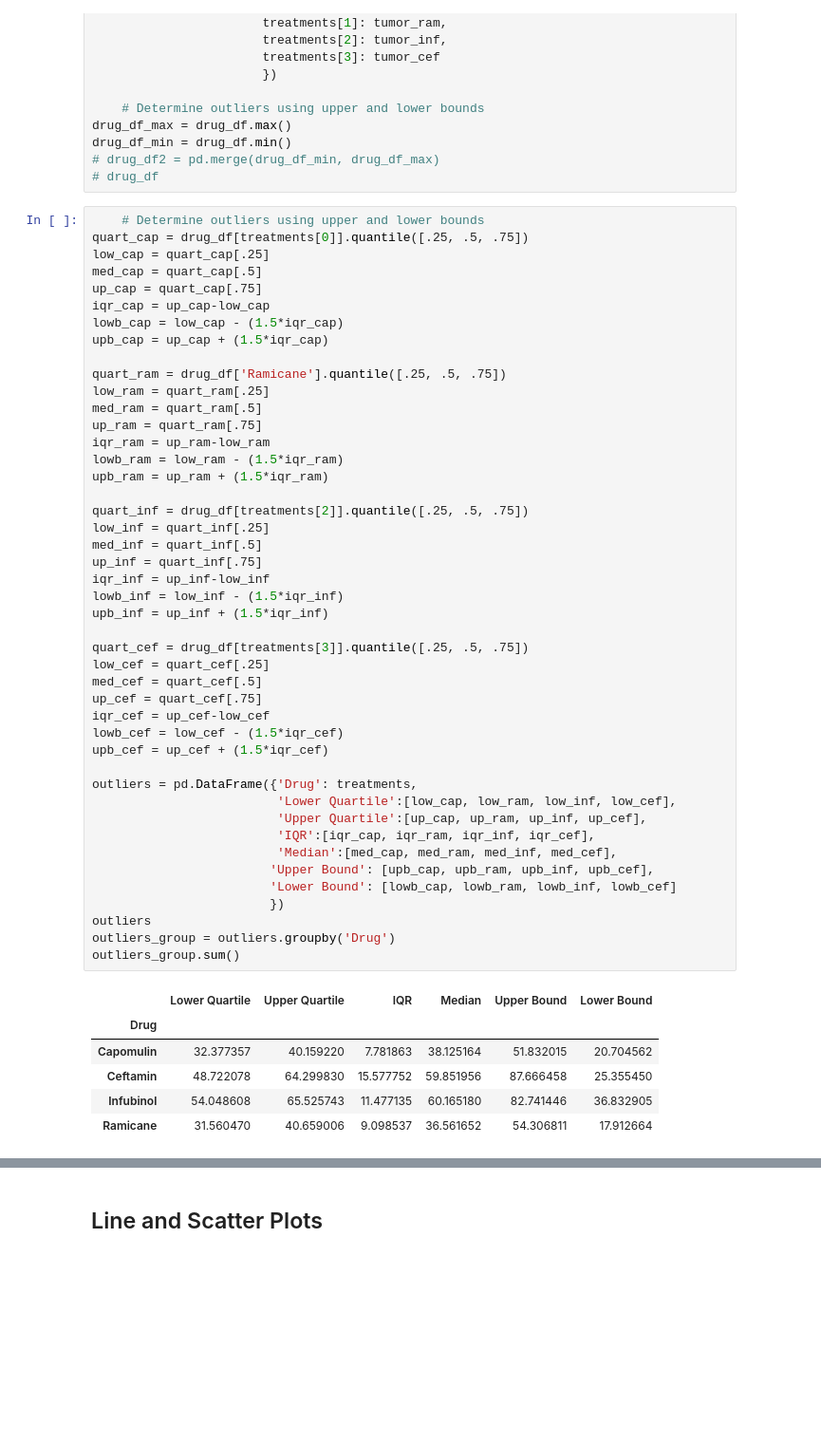
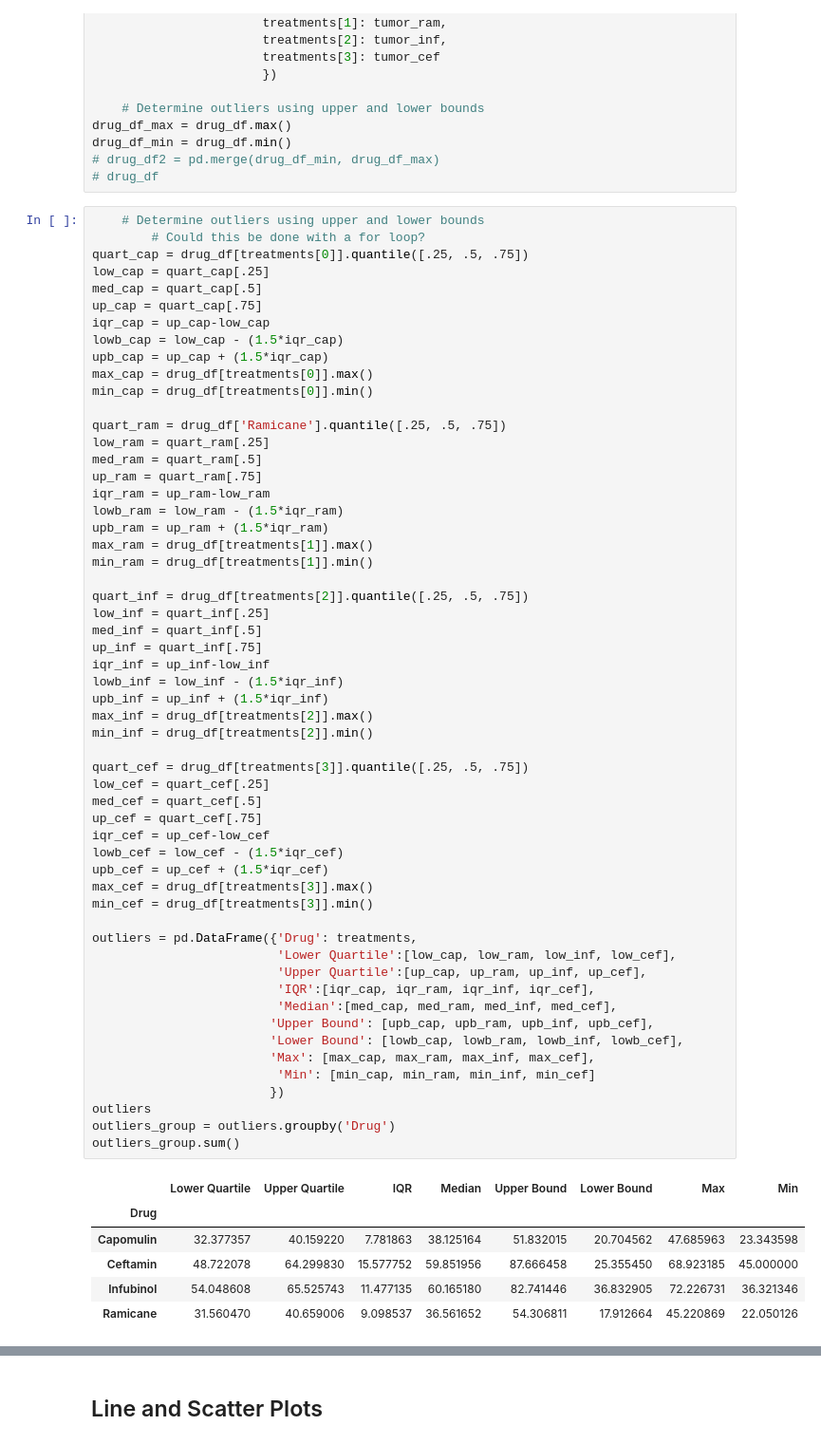
Before and after one commit to jaysueno/pymaceuticals, a Jupyter notebook: Pymaceuticals/jay_v2.ipynb, the cells around one changed output, grey strips where cells are left out. Shown at 95% size. Saved outputs shown, nothing was run; the diff lists cells and outputs as text; blank space fills up the shorter version.

```diff
--- a/Pymaceuticals/jay_v2.ipynb
+++ b/Pymaceuticals/jay_v2.ipynb
@@ -262,6 +274,7 @@ drug_df_min = drug_df.min()
 # drug_df
 # %%
     # Determine outliers using upper and lower bounds
+        # Could this be done with a for loop?
 quart_cap = drug_df[treatments[0]].quantile([.25, .5, .75])
 low_cap = quart_cap[.25]
 med_cap = quart_cap[.5]
@@ -269,6 +282,8 @@ up_cap = quart_cap[.75]
 iqr_cap = up_cap-low_cap
 lowb_cap = low_cap - (1.5*iqr_cap)
 upb_cap = up_cap + (1.5*iqr_cap)
+max_cap = drug_df[treatments[0]].max()
+min_cap = drug_df[treatments[0]].min()
 
 quart_ram = drug_df['Ramicane'].quantile([.25, .5, .75])
 low_ram = quart_ram[.25]
@@ -277,41 +292,49 @@ up_ram = quart_ram[.75]
 iqr_ram = up_ram-low_ram
 lowb_ram = low_ram - (1.5*iqr_ram)
 upb_ram = up_ram + (1.5*iqr_ram)
+max_ram = drug_df[treatments[1]].max()
+min_ram = drug_df[treatments[1]].min()
 
 quart_inf = drug_df[treatments[2]].quantile([.25, .5, .75])
 low_inf = quart_inf[.25]
 med_inf = quart_inf[.5]
 up_inf = quart_inf[.75]
 iqr_inf = up_inf-low_inf
 lowb_inf = low_inf - (1.5*iqr_inf)
 upb_inf = up_inf + (1.5*iqr_inf)
+max_inf = drug_df[treatments[2]].max()
+min_inf = drug_df[treatments[2]].min()
 
 quart_cef = drug_df[treatments[3]].quantile([.25, .5, .75])
 low_cef = quart_cef[.25]
 med_cef = quart_cef[.5]
 up_cef = quart_cef[.75]
 iqr_cef = up_cef-low_cef
 lowb_cef = low_cef - (1.5*iqr_cef)
 upb_cef = up_cef + (1.5*iqr_cef)
+max_cef = drug_df[treatments[3]].max()
+min_cef = drug_df[treatments[3]].min()
 
 outliers = pd.DataFrame({'Drug': treatments,
                          'Lower Quartile':[low_cap, low_ram, low_inf, low_cef],
                          'Upper Quartile':[up_cap, up_ram, up_inf, up_cef],
                          'IQR':[iqr_cap, iqr_ram, iqr_inf, iqr_cef],
                          'Median':[med_cap, med_ram, med_inf, med_cef],
                         'Upper Bound': [upb_cap, upb_ram, upb_inf, upb_cef],
-                        'Lower Bound': [lowb_cap, lowb_ram, lowb_inf, lowb_cef]
+                        'Lower Bound': [lowb_cap, lowb_ram, lowb_inf, lowb_cef],
+                        'Max': [max_cap, max_ram, max_inf, max_cef],
+                         'Min': [min_cap, min_ram, min_inf, min_cef]
                         })
 outliers
 outliers_group = outliers.groupby('Drug')
 outliers_group.sum()
 # %% [output]
-|  | Lower Quartile | Upper Quartile | IQR | Median | Upper Bound | Lower Bound |
-| Drug |  |  |  |  |  |  |
-| Capomulin | 32.377357 | 40.159220 | 7.781863 | 38.125164 | 51.832015 | 20.704562 |
-| Ceftamin | 48.722078 | 64.299830 | 15.577752 | 59.851956 | 87.666458 | 25.355450 |
-| Infubinol | 54.048608 | 65.525743 | 11.477135 | 60.165180 | 82.741446 | 36.832905 |
-| Ramicane | 31.560470 | 40.659006 | 9.098537 | 36.561652 | 54.306811 | 17.912664 |
+|  | Lower Quartile | Upper Quartile | IQR | Median | Upper Bound | Lower Bound | Max | Min |
+| Drug |  |  |  |  |  |  |  |  |
+| Capomulin | 32.377357 | 40.159220 | 7.781863 | 38.125164 | 51.832015 | 20.704562 | 47.685963 | 23.343598 |
+| Ceftamin | 48.722078 | 64.299830 | 15.577752 | 59.851956 | 87.666458 | 25.355450 | 68.923185 | 45.000000 |
+| Infubinol | 54.048608 | 65.525743 | 11.477135 | 60.165180 | 82.741446 | 36.832905 | 72.226731 | 36.321346 |
+| Ramicane | 31.560470 | 40.659006 | 9.098537 | 36.561652 | 54.306811 | 17.912664 | 45.220869 | 22.050126 |
 # %%
 # Generate a box plot of the final tumor volume of each mouse across four regimens of interest
 boxplot_list = [drug_df[treatments[0]],
```
Also changed, not shown: parts of 10 cells of this notebook, 3 other files.
